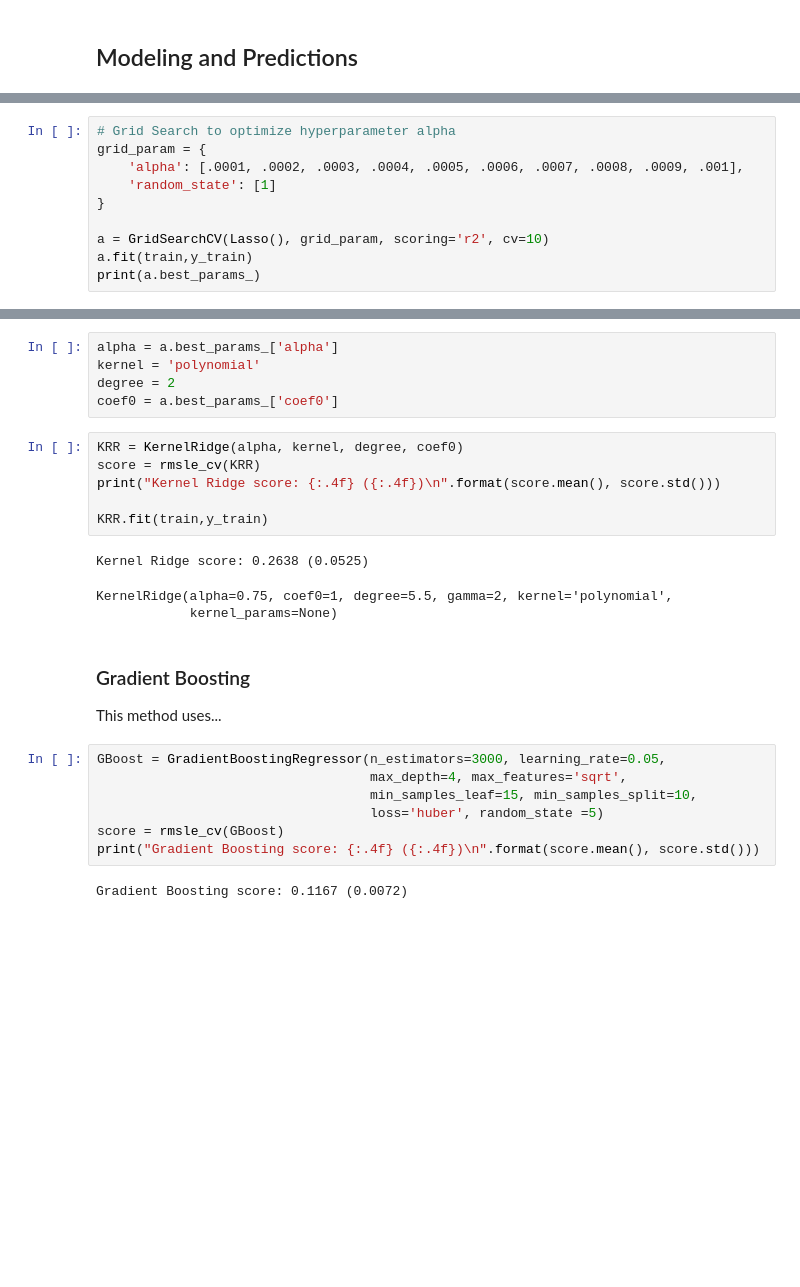
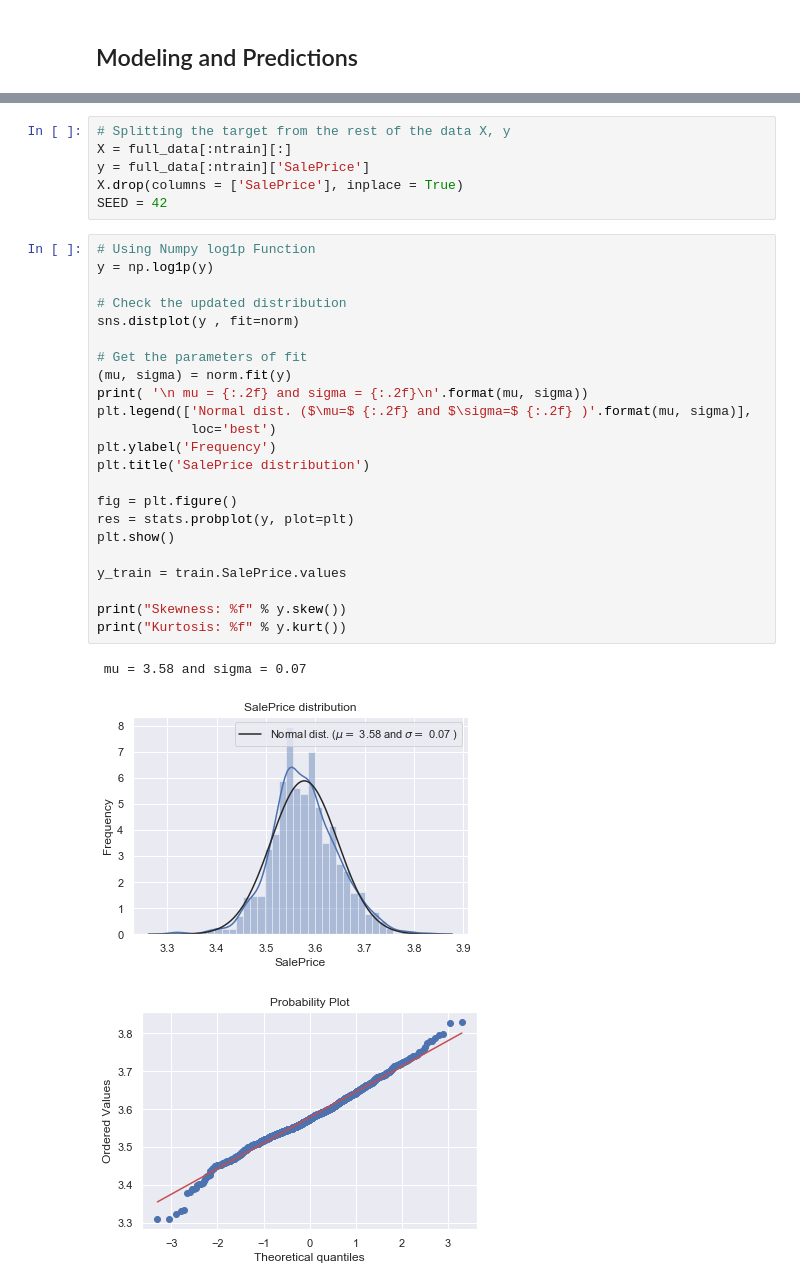
Before and after one commit to gurpal09/HousingPricePredictor, a Jupyter notebook: HousePricePredictor_Notebook.ipynb, the cells around one changed output, grey strips where cells are left out. Cells and saved outputs as stored; diff of their text form; blank space fills up the shorter version.

```diff
--- a/HousePricePredictor_Notebook.ipynb
+++ b/HousePricePredictor_Notebook.ipynb
@@ -1245,10 +1207,0 @@ print(a.best_params_)
-# %%
-# Grid Search to optimize hyperparameter alpha
-grid_param = {
-    'alpha': [.0001, .0002, .0003, .0004, .0005, .0006, .0007, .0008, .0009, .001],
-    'random_state': [1]
-}
-
-a = GridSearchCV(Lasso(), grid_param, scoring='r2', cv=10)
-a.fit(train,y_train)
-print(a.best_params_)
@@ -1333,27 +1208,33 @@ print(a.best_params_)
-# %%
-alpha = a.best_params_['alpha']
-kernel = 'polynomial'
-degree = 2
-coef0 = a.best_params_['coef0']
-# %%
-KRR = KernelRidge(alpha, kernel, degree, coef0)
-score = rmsle_cv(KRR)
-print("Kernel Ridge score: {:.4f} ({:.4f})\n".format(score.mean(), score.std()))
-
-KRR.fit(train,y_train)
-# %% [output]
-Kernel Ridge score: 0.2638 (0.0525)
-KernelRidge(alpha=0.75, coef0=1, degree=5.5, gamma=2, kernel='polynomial',
-            kernel_params=None)
-# %% [markdown]
-### Gradient Boosting
-This method uses...
-# %%
-GBoost = GradientBoostingRegressor(n_estimators=3000, learning_rate=0.05,
-                                   max_depth=4, max_features='sqrt',
-                                   min_samples_leaf=15, min_samples_split=10,
-                                   loss='huber', random_state =5)
-score = rmsle_cv(GBoost)
-print("Gradient Boosting score: {:.4f} ({:.4f})\n".format(score.mean(), score.std()))
-# %% [output]
-Gradient Boosting score: 0.1167 (0.0072)
+# %%
+# Splitting the target from the rest of the data X, y
+X = full_data[:ntrain][:]
+y = full_data[:ntrain]['SalePrice']
+X.drop(columns = ['SalePrice'], inplace = True)
+SEED = 42
+# %%
+# Using Numpy log1p Function
+y = np.log1p(y)
+
+# Check the updated distribution
+sns.distplot(y , fit=norm)
+
+# Get the parameters of fit
+(mu, sigma) = norm.fit(y)
+print( '\n mu = {:.2f} and sigma = {:.2f}\n'.format(mu, sigma))
+plt.legend(['Normal dist. ($\mu=$ {:.2f} and $\sigma=$ {:.2f} )'.format(mu, sigma)],
+            loc='best')
+plt.ylabel('Frequency')
+plt.title('SalePrice distribution')
+
+fig = plt.figure()
+res = stats.probplot(y, plot=plt)
+plt.show()
+
+y_train = train.SalePrice.values
+
+print("Skewness: %f" % y.skew())
+print("Kurtosis: %f" % y.kurt())
+# %% [output]
+ mu = 3.58 and sigma = 0.07
+[figure, added]
+[figure, added]
```
Also changed, not shown: parts of 51 cells of this notebook.
